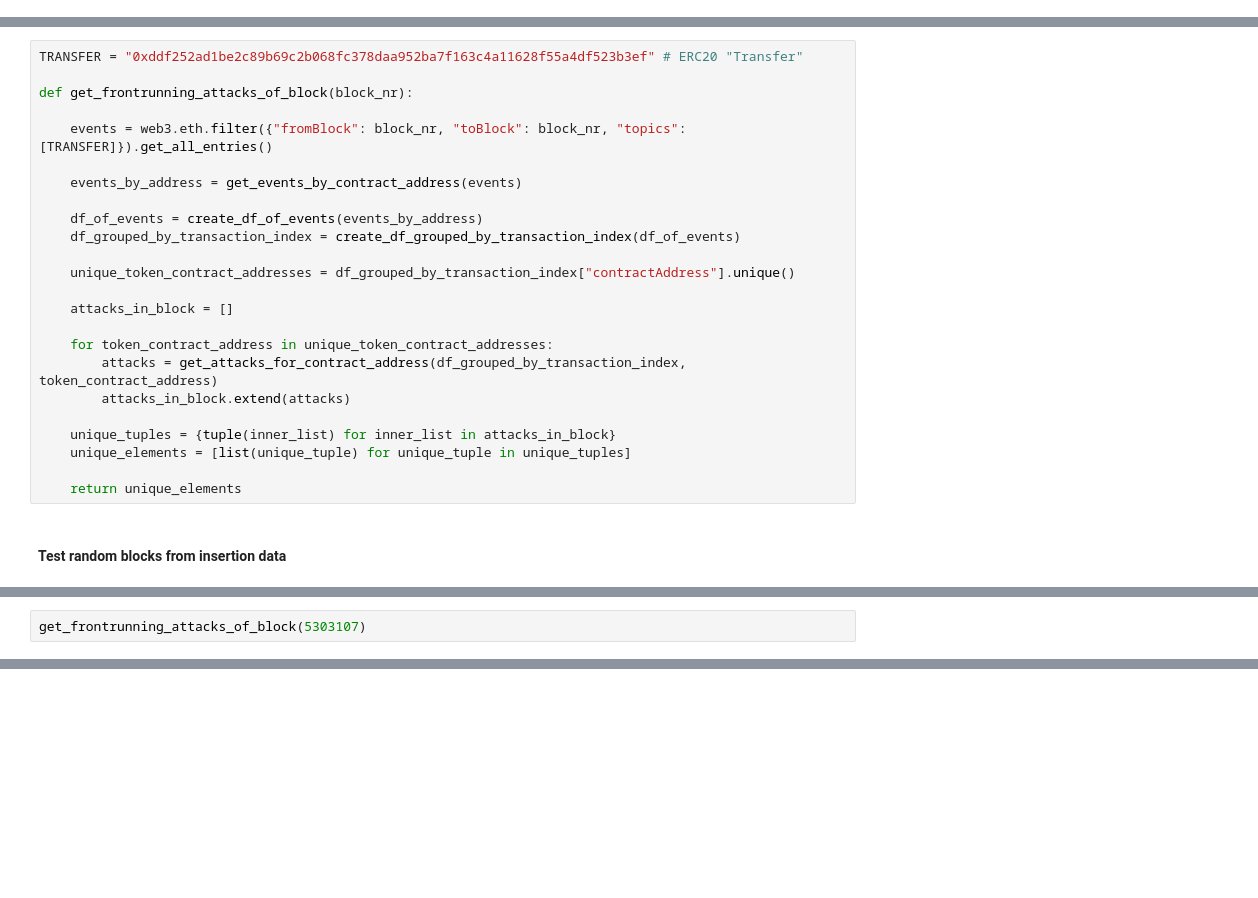
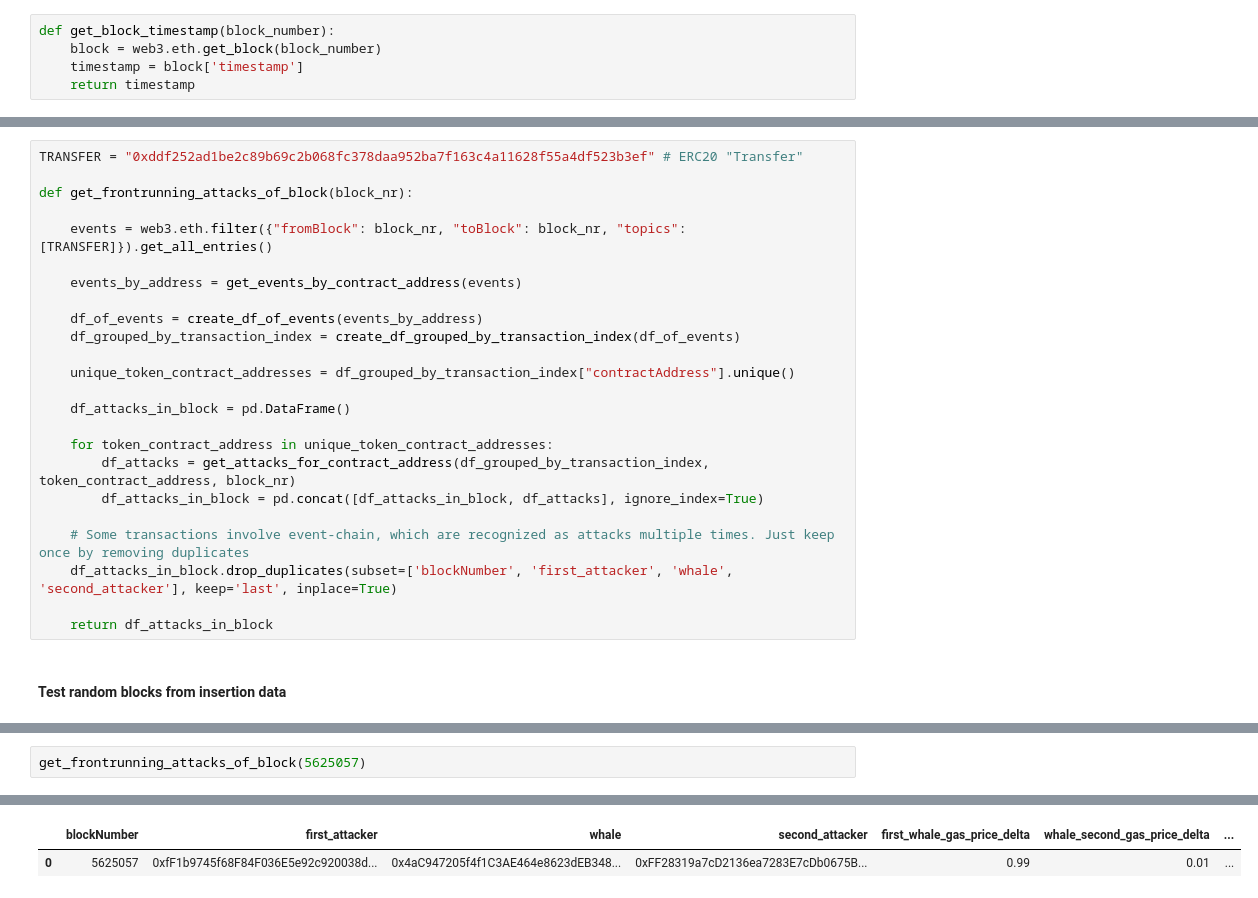
Before and after one commit to hoehlars/frontrunning-attacks, a Jupyter notebook: heuristics/detecting-insertions-by-heuristics-final.ipynb, the cells around one changed output, grey strips where cells are left out. Cells and saved outputs as stored; diff of their text form; blank space fills up the shorter version.

```diff
--- a/heuristics/detecting-insertions-by-heuristics-final.ipynb
+++ b/heuristics/detecting-insertions-by-heuristics-final.ipynb
@@ -288,0 +306,5 @@ def find_whale_transactions(atk1_idx, atk2_idx, df):
+# %%
+def get_block_timestamp(block_number):
+    block = web3.eth.get_block(block_number)
+    timestamp = block['timestamp']
+    return timestamp
@@ -354,16 +487,16 @@ def get_frontrunning_attacks_of_block(block_nr):
 
     unique_token_contract_addresses = df_grouped_by_transaction_index["contractAddress"].unique()
 
-    attacks_in_block = []
+    df_attacks_in_block = pd.DataFrame()
 
     for token_contract_address in unique_token_contract_addresses:
-        attacks = get_attacks_for_contract_address(df_grouped_by_transaction_index, token_contract_address)
-        attacks_in_block.extend(attacks)
+        df_attacks = get_attacks_for_contract_address(df_grouped_by_transaction_index, token_contract_address, block_nr)
+        df_attacks_in_block = pd.concat([df_attacks_in_block, df_attacks], ignore_index=True)
 
-    unique_tuples = {tuple(inner_list) for inner_list in attacks_in_block}
-    unique_elements = [list(unique_tuple) for unique_tuple in unique_tuples]
+    # Some transactions involve event-chain, which are recognized as attacks multiple times. Just keep once by removing duplicates
+    df_attacks_in_block.drop_duplicates(subset=['blockNumber', 'first_attacker', 'whale', 'second_attacker'], keep='last', inplace=True)
 
-    return unique_elements
+    return df_attacks_in_block
 # %% [markdown]
 #### Test random blocks from insertion data
 # %%
@@ -387,3 +517,3 @@ get_frontrunning_attacks_of_block(5599933)
 # %%
-get_frontrunning_attacks_of_block(5303107)
+get_frontrunning_attacks_of_block(5625057)
 # %% [output]
@@ -393,3 +520,5 @@ get_frontrunning_attacks_of_block(5303107)
+|  | blockNumber | first_attacker | whale | second_attacker | first_whale_gas_price_delta | whale_second_gas_price_delta | ... |
+| 0 | 5625057 | 0xfF1b9745f68F84F036E5e92c920038d... | 0x4aC947205f4f1C3AE464e8623dEB348... | 0xFF28319a7cD2136ea7283E7cDb0675B... | 0.99 | 0.01 | ... |
 # %%
 get_frontrunning_attacks_of_block(9409988)
 # %% [output]
```
Also changed, not shown: parts of 24 cells of this notebook, 1 other file.
